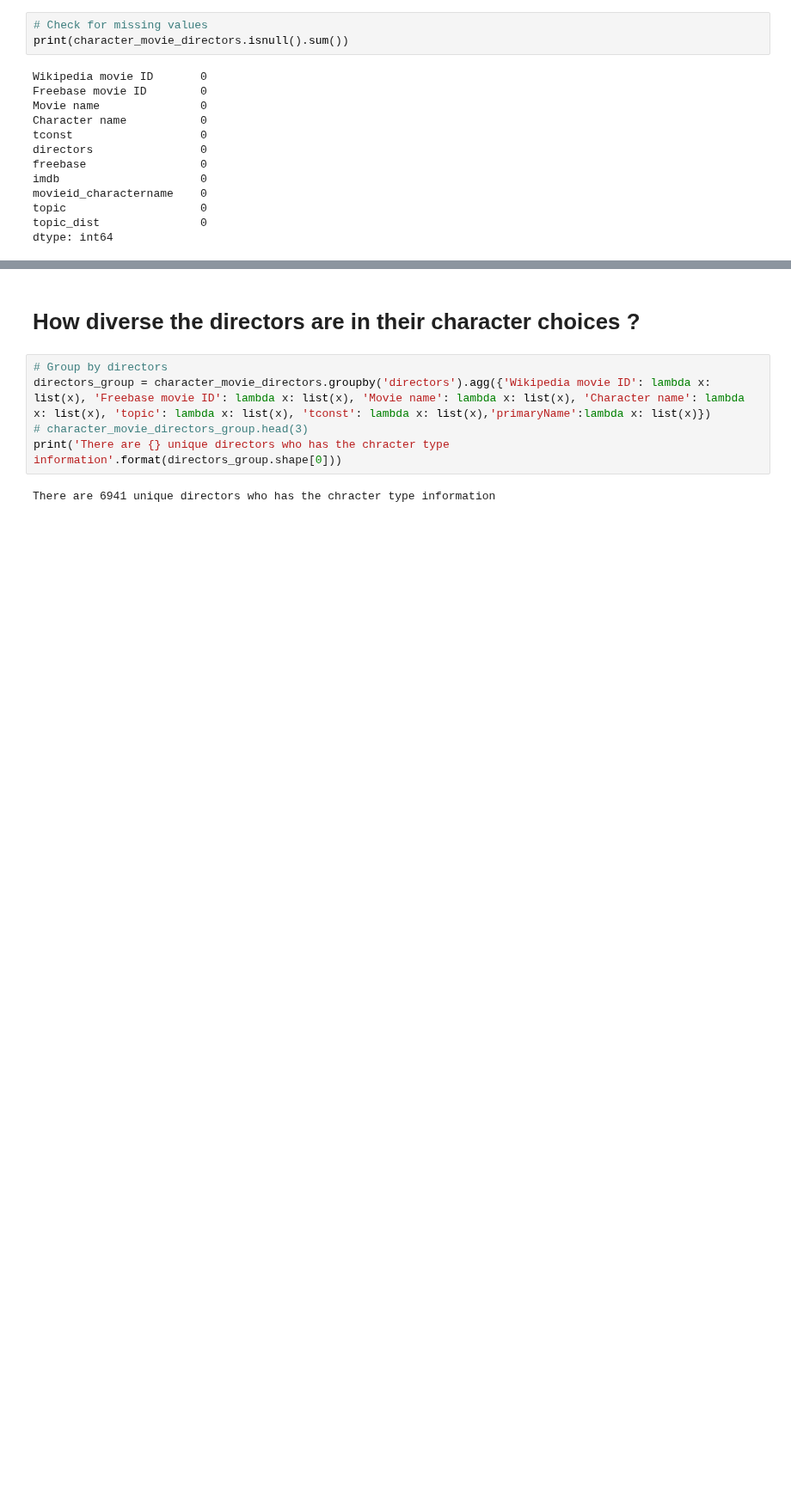
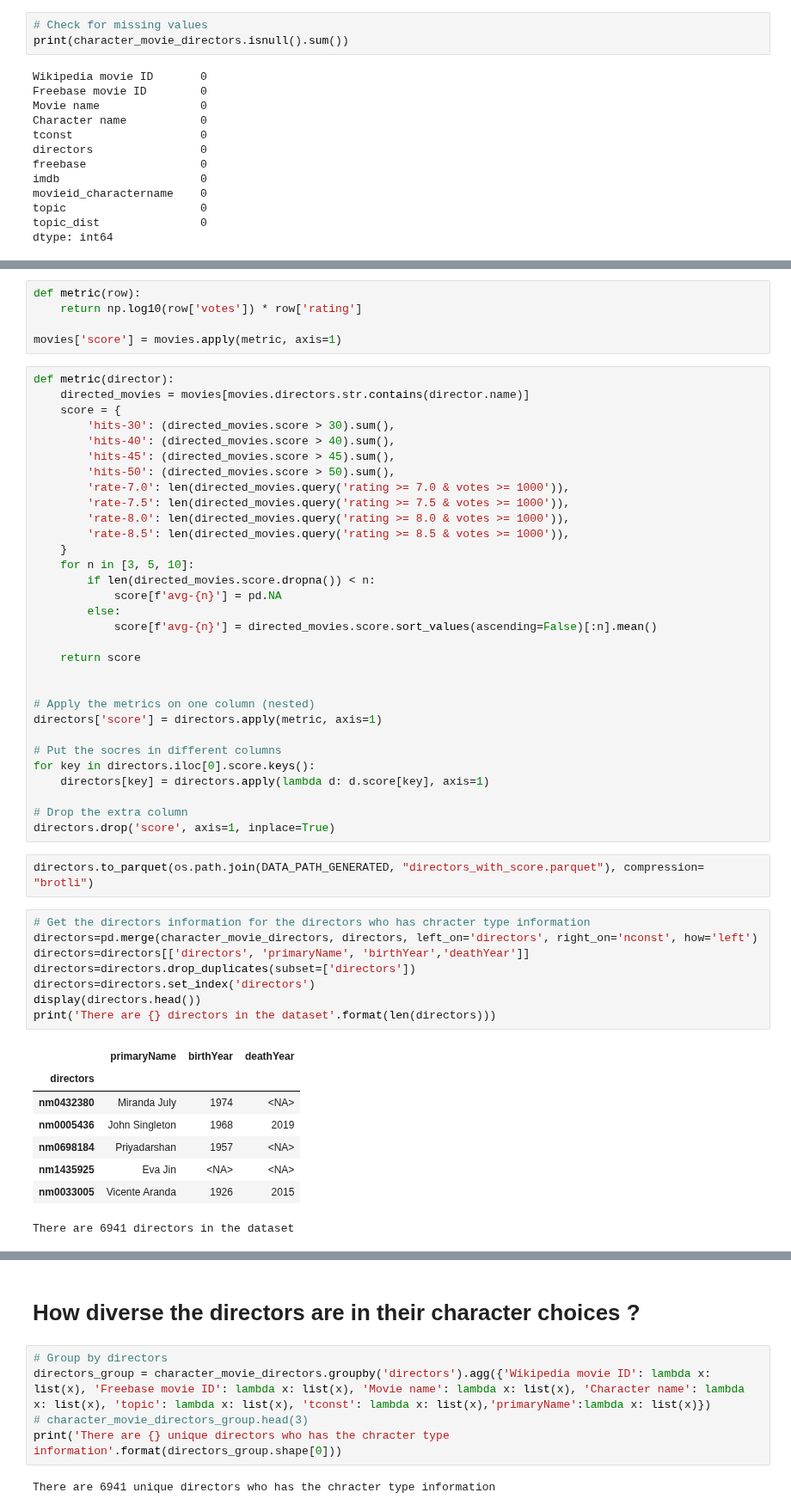
Before and after one commit to epfl-ada/ada-2023-project-crunchychicken, a Jupyter notebook: jessica_Q3.ipynb, the cells around one changed output, grey strips where cells are left out. Shown at 86% size. Saved outputs shown, nothing was run; the diff lists cells and outputs as text; blank space fills up the shorter version.

Commit message:
update Q3-1 and directer with score df

```diff
--- a/jessica_Q3.ipynb
+++ b/jessica_Q3.ipynb
@@ -56,0 +123,55 @@ imdb_name.head()
+# %%
+def metric(row):
+    return np.log10(row['votes']) * row['rating']
+
+movies['score'] = movies.apply(metric, axis=1)
+# %%
+def metric(director):
+    directed_movies = movies[movies.directors.str.contains(director.name)]
+    score = {
+        'hits-30': (directed_movies.score > 30).sum(),
+        'hits-40': (directed_movies.score > 40).sum(),
+        'hits-45': (directed_movies.score > 45).sum(),
+        'hits-50': (directed_movies.score > 50).sum(),
+        'rate-7.0': len(directed_movies.query('rating >= 7.0 & votes >= 1000')),
+        'rate-7.5': len(directed_movies.query('rating >= 7.5 & votes >= 1000')),
+        'rate-8.0': len(directed_movies.query('rating >= 8.0 & votes >= 1000')),
+        'rate-8.5': len(directed_movies.query('rating >= 8.5 & votes >= 1000')),
+    }
+    for n in [3, 5, 10]:
+        if len(directed_movies.score.dropna()) < n:
+            score[f'avg-{n}'] = pd.NA
+        else:
+            score[f'avg-{n}'] = directed_movies.score.sort_values(ascending=False)[:n].mean()
+
+    return score
+
+
+# Apply the metrics on one column (nested)
+directors['score'] = directors.apply(metric, axis=1)
+
+# Put the socres in different columns
+for key in directors.iloc[0].score.keys():
+    directors[key] = directors.apply(lambda d: d.score[key], axis=1)
+
+# Drop the extra column
+directors.drop('score', axis=1, inplace=True)
+# %%
+directors.to_parquet(os.path.join(DATA_PATH_GENERATED, "directors_with_score.parquet"), compression= "brotli")
+# %%
+# Get the directors information for the directors who has chracter type information
+directors=pd.merge(character_movie_directors, directors, left_on='directors', right_on='nconst', how='left')
+directors=directors[['directors', 'primaryName', 'birthYear','deathYear']]
+directors=directors.drop_duplicates(subset=['directors'])
+directors=directors.set_index('directors')
+display(directors.head())
+print('There are {} directors in the dataset'.format(len(directors)))
+# %% [output]
+|  | primaryName | birthYear | deathYear |
+| directors |  |  |  |
+| nm0432380 | Miranda July | 1974 | <NA> |
+| nm0005436 | John Singleton | 1968 | 2019 |
+| nm0698184 | Priyadarshan | 1957 | <NA> |
+| nm1435925 | Eva Jin | <NA> | <NA> |
+| nm0033005 | Vicente Aranda | 1926 | 2015 |
+There are 6941 directors in the dataset
```
Also changed, not shown: parts of 16 cells of this notebook, 1 other file.
